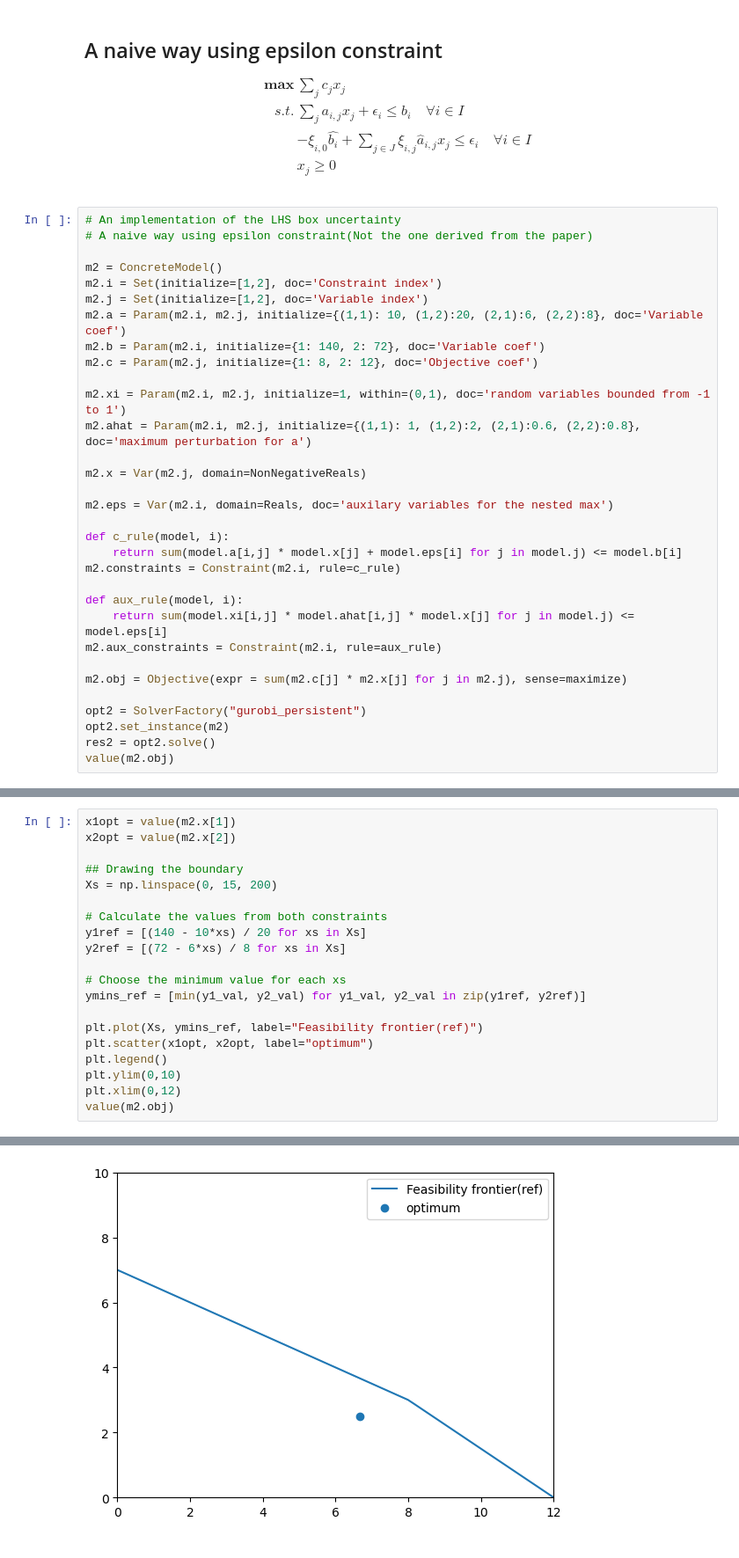
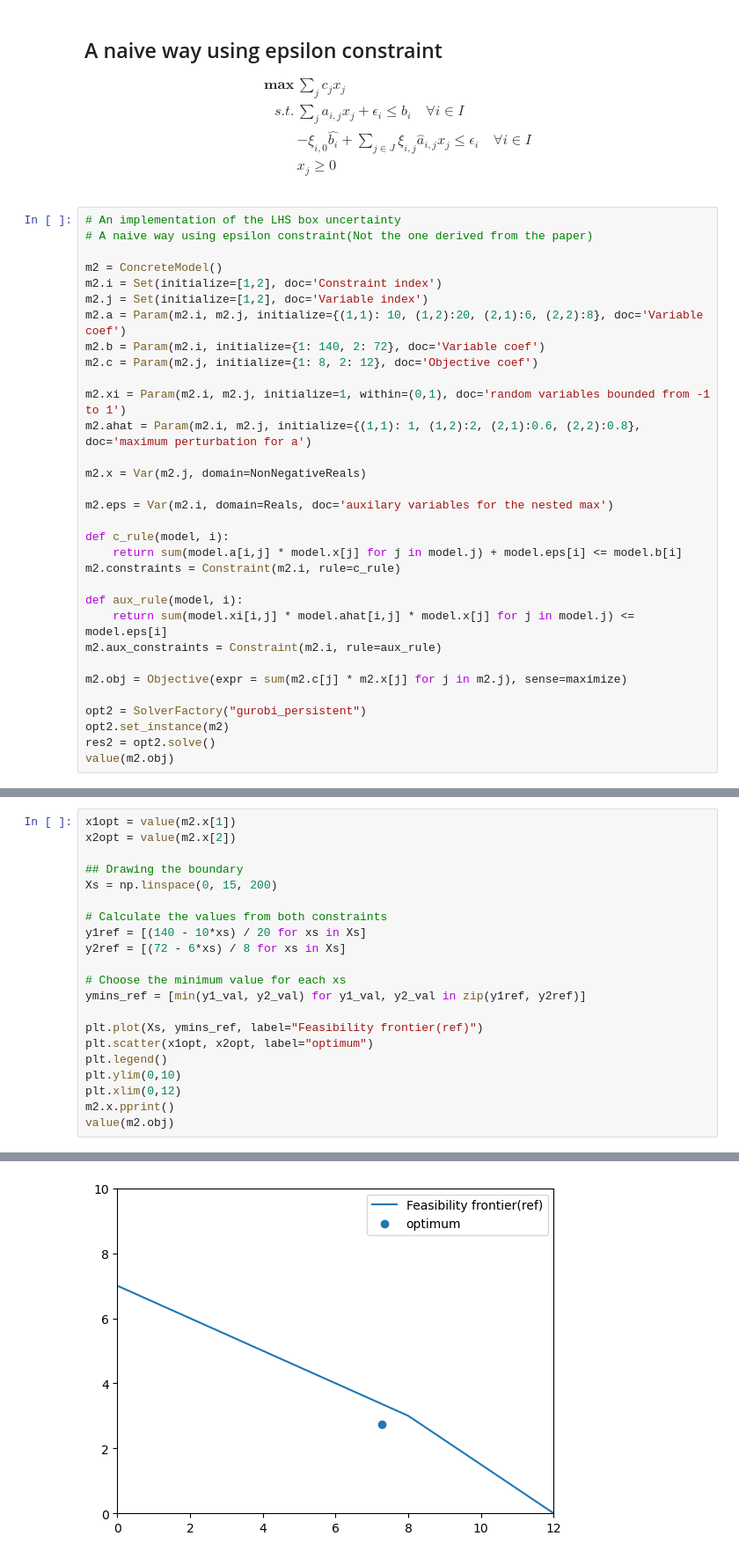
Before and after one commit to ZhifeiYL/Optimization-Notebook, a Jupyter notebook: RO/RO1.ipynb, the cells around one changed output, grey strips where cells are left out. Shown at 88% size. Drawn from its saved outputs; the diff is of its cells as text.

```diff
--- a/RO/RO1.ipynb
+++ b/RO/RO1.ipynb
@@ -136,7 +140,7 @@ m2.x = Var(m2.j, domain=NonNegativeReals)
 m2.eps = Var(m2.i, domain=Reals, doc='auxilary variables for the nested max')
 
 def c_rule(model, i):
-    return sum(model.a[i,j] * model.x[j] + model.eps[i] for j in model.j) <= model.b[i]
+    return sum(model.a[i,j] * model.x[j] for j in model.j) + model.eps[i] <= model.b[i]
 m2.constraints = Constraint(m2.i, rule=c_rule)
 
 def aux_rule(model, i):
@@ -170,5 +174,6 @@ plt.scatter(x1opt, x2opt, label="optimum")
 plt.legend()
 plt.ylim(0,10)
 plt.xlim(0,12)
+m2.x.pprint()
 value(m2.obj)
 # %% [output]
@@ -176,4 +185,4 @@ value(m2.obj)
-[figure, old version]
+[figure, new version]
 # %% [markdown]
 ## Using the derived RO counterpart (Eq 4.2)
 
```
Also changed, not shown: parts of 5 cells of this notebook.
